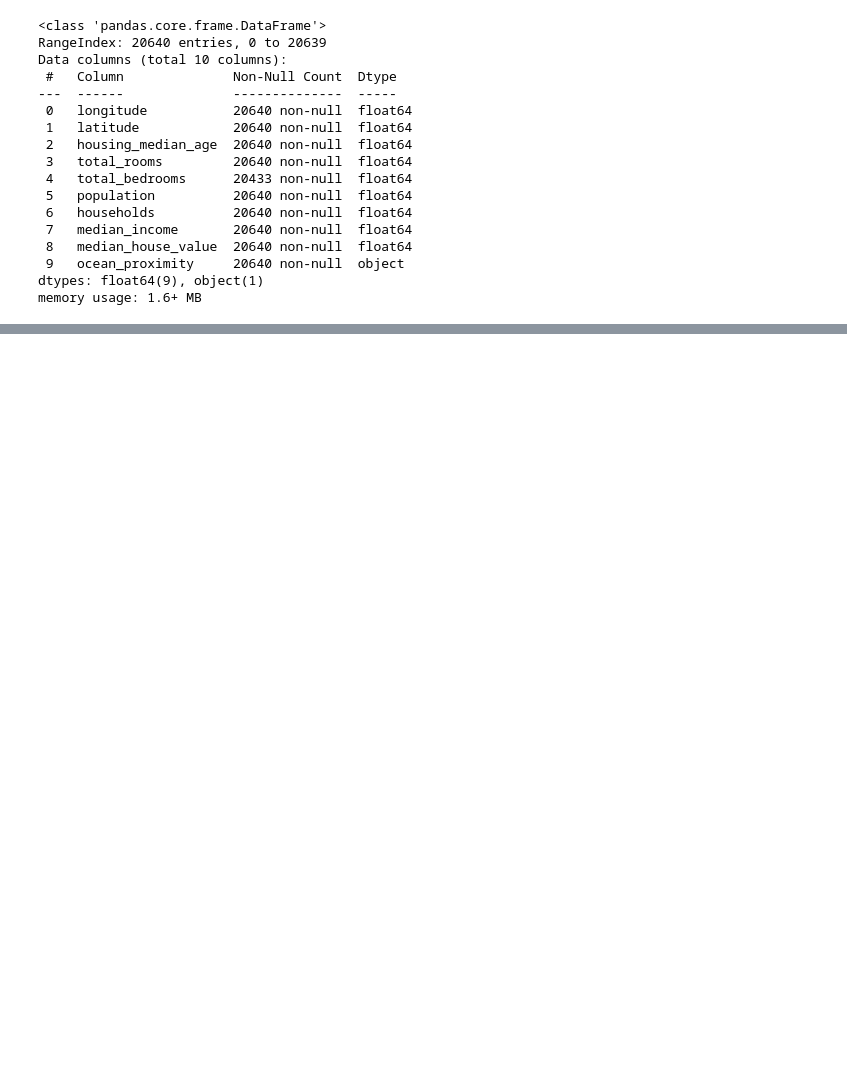
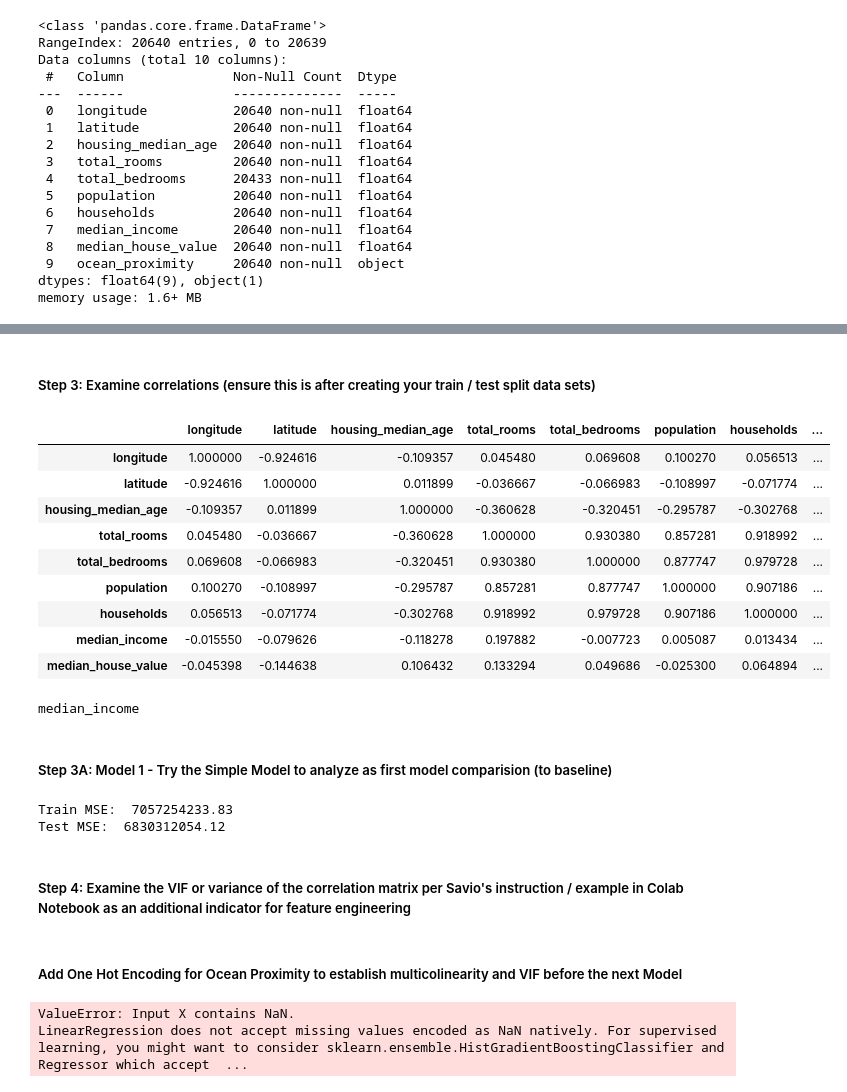
Before and after one commit to kesavan2017/ucbe-AIML-tryit-exercise-81, a Jupyter notebook: try_it_8.1-starter.ipynb, the cells around one changed output, grey strips where cells are left out. Drawn from its saved outputs; the diff is of its cells as text; code cells hidden in the pictures; blank space fills up the shorter version.

Commit message:
completed 2 models to compare, corr matrix for data st, VIF calculation and need to debug VIF

```diff
--- a/try_it_8.1-starter.ipynb
+++ b/try_it_8.1-starter.ipynb
@@ -51,0 +82,4 @@ memory usage: 1.6+ MB
+# %%
+#Drop NA for the total_bedrooms column given the low % of NA values for the column at ~ some percentage
+
+cali_df = cali.dropna()
@@ -51,0 +224,47 @@ memory usage: 1.6+ MB
+# %% [markdown]
+##### Step 3: Examine correlations (ensure this is after creating your train / test split data sets)
+# %%
+highest_corr = ''
+
+#highest_corr = train.corr()[['SalePrice']].nlargest(columns = 'SalePrice', n = 2).index[1]
+highest_corr=cali_df.corr(numeric_only=True)[['median_house_value']].nlargest(columns = 'median_house_value', n = 2).index[1]
+
+display(cali_df.corr(numeric_only=True))
+
+print(highest_corr)
+# %% [output]
+|  | longitude | latitude | housing_median_age | total_rooms | total_bedrooms | population | households | ... |
+| longitude | 1.000000 | -0.924616 | -0.109357 | 0.045480 | 0.069608 | 0.100270 | 0.056513 | ... |
+| latitude | -0.924616 | 1.000000 | 0.011899 | -0.036667 | -0.066983 | -0.108997 | -0.071774 | ... |
+| housing_median_age | -0.109357 | 0.011899 | 1.000000 | -0.360628 | -0.320451 | -0.295787 | -0.302768 | ... |
+| total_rooms | 0.045480 | -0.036667 | -0.360628 | 1.000000 | 0.930380 | 0.857281 | 0.918992 | ... |
+| total_bedrooms | 0.069608 | -0.066983 | -0.320451 | 0.930380 | 1.000000 | 0.877747 | 0.979728 | ... |
+| population | 0.100270 | -0.108997 | -0.295787 | 0.857281 | 0.877747 | 1.000000 | 0.907186 | ... |
+| households | 0.056513 | -0.071774 | -0.302768 | 0.918992 | 0.979728 | 0.907186 | 1.000000 | ... |
+| median_income | -0.015550 | -0.079626 | -0.118278 | 0.197882 | -0.007723 | 0.005087 | 0.013434 | ... |
+| median_house_value | -0.045398 | -0.144638 | 0.106432 | 0.133294 | 0.049686 | -0.025300 | 0.064894 | ... |
+median_income
+# %% [markdown]
+##### Step 3A: Model 1 -  Try the Simple Model to analyze as first model comparision (to baseline)
+# %%
+#Simple linear regression model (no pipeline utilized for this model for now)
+# Keep the feature with the best correlation from the correlation matrix exercise above which was median_income
+model_1_train_mse = ''
+model_1_test_mse = ''
+
+### BEGIN SOLUTION
+X1 = X_train[['median_income']]
+
+lr = LinearRegression().fit(X1, y_train)
+model_1_train_mse = mean_squared_error(y_train, lr.predict(X1))
+model_1_test_mse = mean_squared_error(y_test, lr.predict(X_test[['median_income']]))
+### END SOLUTION
+
+# Answer check
+print(f'Train MSE: {model_1_train_mse: .2f}')
+print(f'Test MSE: {model_1_test_mse: .2f}')
+# %% [output]
+Train MSE:  7057254233.83
+Test MSE:  6830312054.12
+# %% [markdown]
+##### Step 4: Examine the VIF or variance of the correlation matrix per Savio's instruction / example in Colab Notebook as an additional indicator for feature engineering
@@ -51,0 +288,8 @@ memory usage: 1.6+ MB
+# %% [markdown]
+##### Add One Hot Encoding for Ocean Proximity to establish multicolinearity and VIF before the next Model
+# %%
+#Limit analysis to data frame features of float time (remove the ocean_proximity feature in this analysis)
+vif(X_df_encoded.columns, X_df_encoded).sort_values(by = 'VIF', ascending = False)
+# %% [output]
+ValueError: Input X contains NaN.
+LinearRegression does not accept missing values encoded as NaN natively. For supervised learning, you might want to consider sklearn.ensemble.HistGradientBoostingClassifier and Regressor which accept  ...
```
Also changed, not shown: parts of 26 cells of this notebook.
